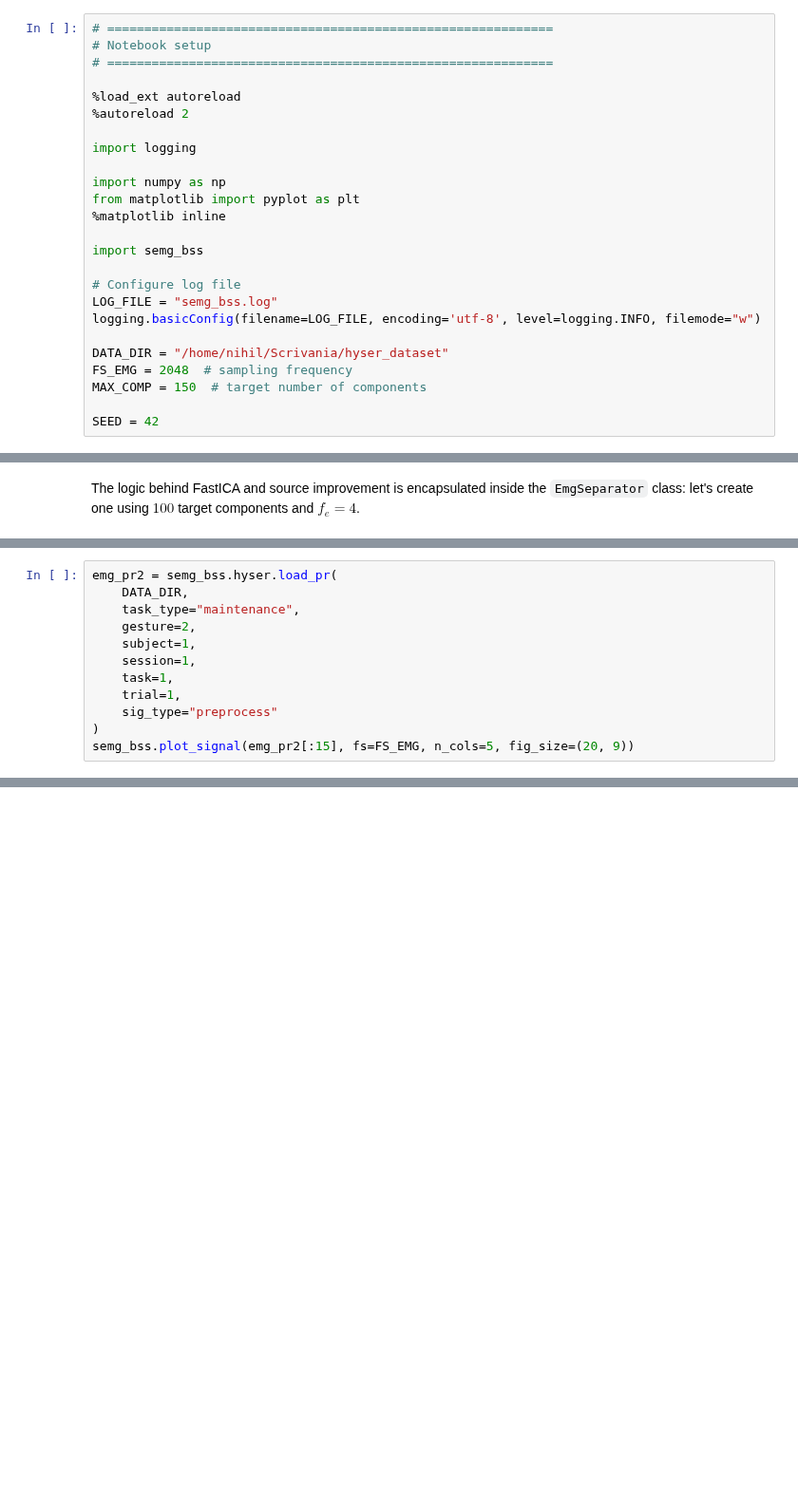
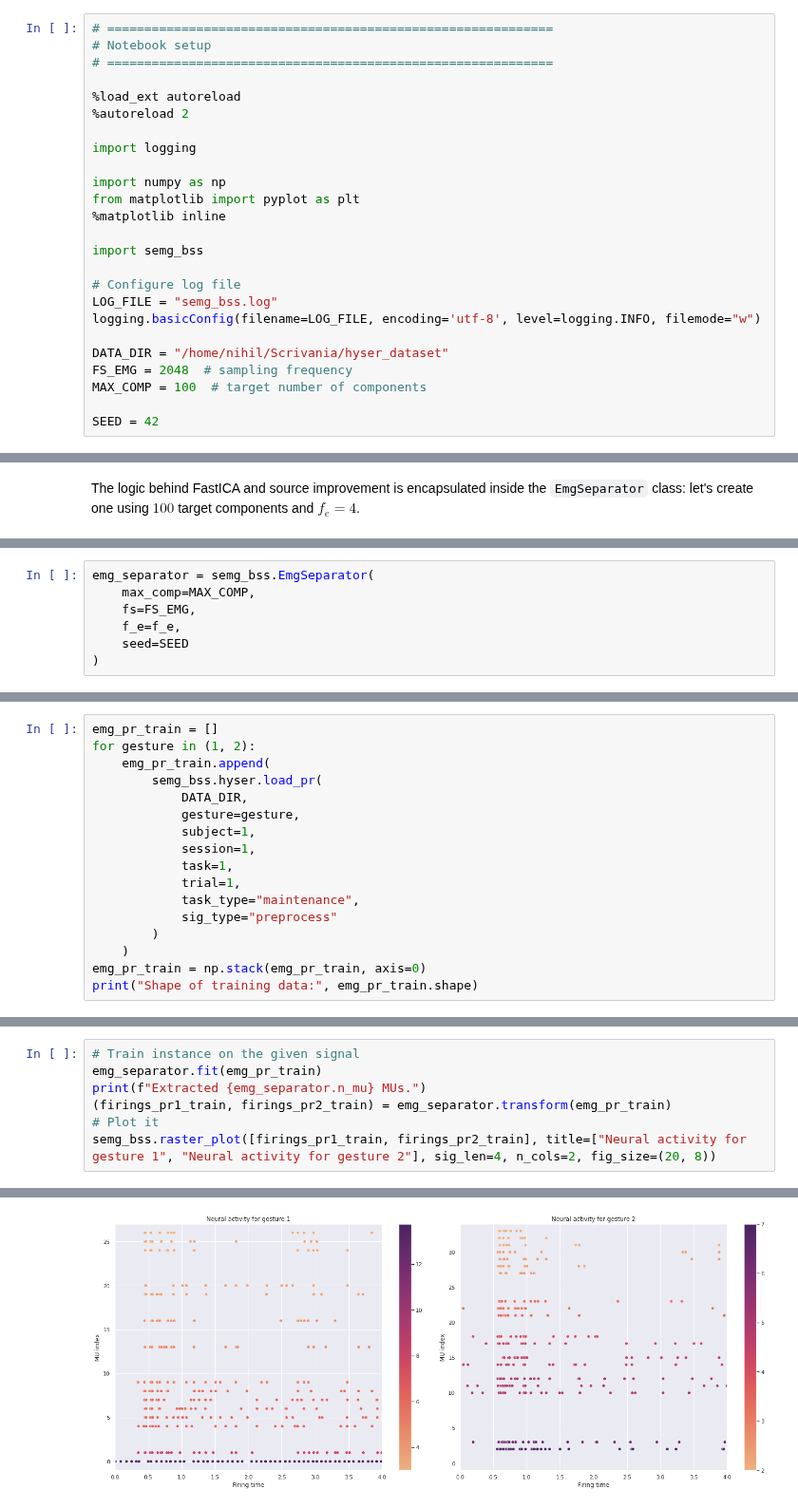
Before and after one commit to nihil21/semg-bss, a Jupyter notebook: Decomposition of sEMG signals.ipynb, the cells around one changed output, grey strips where cells are left out. Shown at 95% size. Drawn from its saved outputs; the diff is of its cells as text; blank space fills up the shorter version.

```diff
--- a/Decomposition of sEMG signals.ipynb
+++ b/Decomposition of sEMG signals.ipynb
@@ -20,6 +20,6 @@ logging.basicConfig(filename=LOG_FILE, encoding='utf-8', level=logging.INFO, fil
 
 DATA_DIR = "/home/nihil/Scrivania/hyser_dataset"
 FS_EMG = 2048  # sampling frequency
-MAX_COMP = 150  # target number of components
+MAX_COMP = 100  # target number of components
 
 SEED = 42
@@ -218,12 +108,0 @@ Let's load the maintenance signal for the index.
-# %%
-emg_pr2 = semg_bss.hyser.load_pr(
-    DATA_DIR,
-    task_type="maintenance",
-    gesture=2,
-    subject=1,
-    session=1,
-    task=1,
-    trial=1,
-    sig_type="preprocess"
-)
-semg_bss.plot_signal(emg_pr2[:15], fs=FS_EMG, n_cols=5, fig_size=(20, 9))
@@ -271,0 +109,7 @@ semg_bss.plot_sub(sig_list=[firings_pr1, firings_pr2], plot_fn=semg_bss.raster_p
+# %%
+emg_separator = semg_bss.EmgSeparator(
+    max_comp=MAX_COMP,
+    fs=FS_EMG,
+    f_e=f_e,
+    seed=SEED
+)
@@ -271,0 +119,17 @@ semg_bss.plot_sub(sig_list=[firings_pr1, firings_pr2], plot_fn=semg_bss.raster_p
+# %%
+emg_pr_train = []
+for gesture in (1, 2):
+    emg_pr_train.append(
+        semg_bss.hyser.load_pr(
+            DATA_DIR,
+            gesture=gesture,
+            subject=1,
+            session=1,
+            task=1,
+            trial=1,
+            task_type="maintenance",
+            sig_type="preprocess"
+        )
+    )
+emg_pr_train = np.stack(emg_pr_train, axis=0)
+print("Shape of training data:", emg_pr_train.shape)
@@ -271,0 +140,8 @@ semg_bss.plot_sub(sig_list=[firings_pr1, firings_pr2], plot_fn=semg_bss.raster_p
+# %%
+# Train instance on the given signal
+emg_separator.fit(emg_pr_train)
+print(f"Extracted {emg_separator.n_mu} MUs.")
+(firings_pr1_train, firings_pr2_train) = emg_separator.transform(emg_pr_train)
+# Plot it
+semg_bss.raster_plot([firings_pr1_train, firings_pr2_train], title=["Neural activity for gesture 1", "Neural activity for gesture 2"], sig_len=4, n_cols=2, fig_size=(20, 8))
+# %% [output]
@@ -271,0 +149 @@ semg_bss.plot_sub(sig_list=[firings_pr1, firings_pr2], plot_fn=semg_bss.raster_p
+[figure, added]
```
Also changed, not shown: parts of 49 cells of this notebook, 7 other files.
